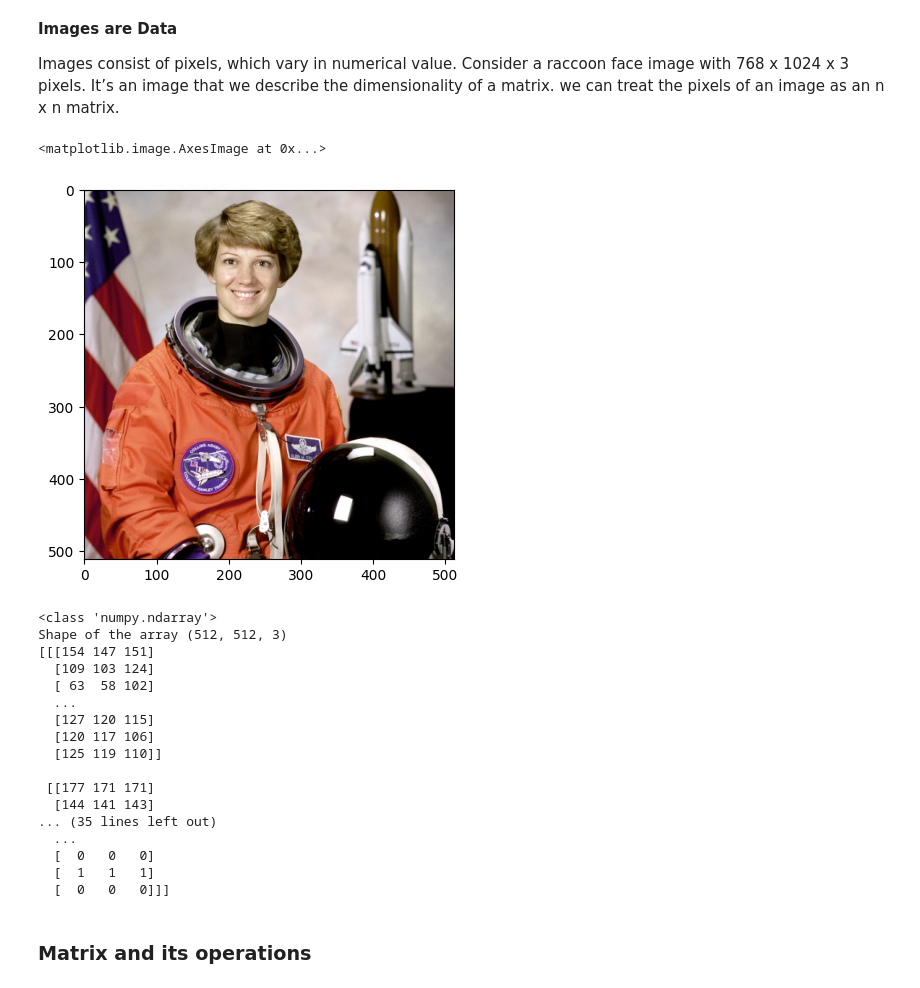
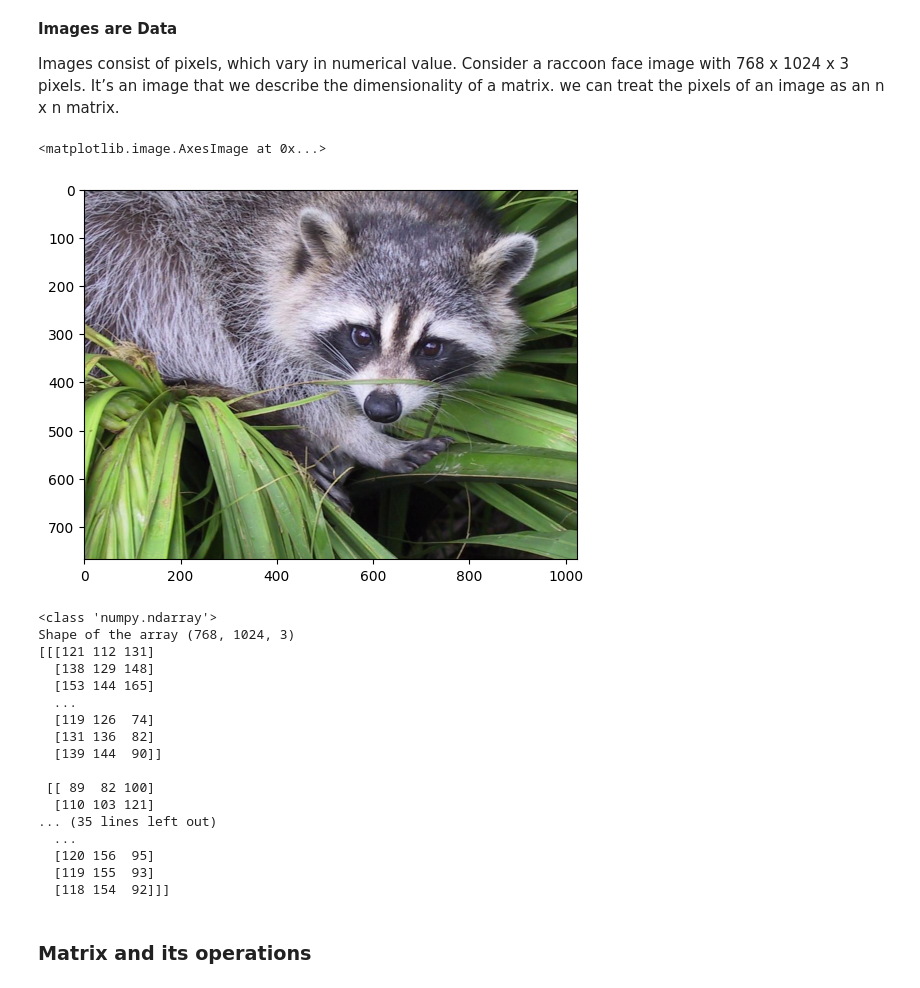
Before and after one commit to HarishAchappaKallira/hakcds, a Jupyter notebook: M4/M4_AST_01_LinearAlgebra_Data_Structures_C.ipynb, the cells around one changed output. Saved outputs shown, nothing was run; the diff lists cells and outputs as text; code cells hidden in the pictures.

```diff
--- a/M4/M4_AST_01_LinearAlgebra_Data_Structures_C.ipynb
+++ b/M4/M4_AST_01_LinearAlgebra_Data_Structures_C.ipynb
@@ -233,13 +231,11 @@ plt.imshow(matrix1)
 Images consist of pixels, which vary in numerical value. Consider a raccoon face image with 768 x 1024 x 3 pixels. It’s an image that we describe the dimensionality of a matrix. we can treat the pixels of an image as an n x n matrix.
 # %%
 # Loading raccoon face from misc
-#img = scipy.misc.face()
-#f=iio.misc.face()
-img  =iio.imread("https://github.com/imageio/imageio-binaries/raw/master/images/astronaut.png")
+img = scipy.misc.face()
 plt.imshow(img)
 # %% [output]
 <matplotlib.image.AxesImage at 0x...>
-[figure, old version]
+[figure, new version]
 # %%
 # type of an image
 print(type(img))
@@ -249,22 +245,22 @@ print("Shape of the array",img.shape)
 print(img)
 # %% [output]
 <class 'numpy.ndarray'>
-Shape of the array (512, 512, 3)
-[[[154 147 151]
-  [109 103 124]
-  [ 63  58 102]
+Shape of the array (768, 1024, 3)
+[[[121 112 131]
+  [138 129 148]
+  [153 144 165]
   ...
-  [127 120 115]
-  [120 117 106]
-  [125 119 110]]
+  [119 126  74]
+  [131 136  82]
+  [139 144  90]]
 
- [[177 171 171]
-  [144 141 143]
+ [[ 89  82 100]
+  [110 103 121]
 ... (35 lines left out)
   ...
-  [  0   0   0]
-  [  1   1   1]
-  [  0   0   0]]]
+  [120 156  95]
+  [119 155  93]
+  [118 154  92]]]
 # %% [markdown]
 ### Matrix and its operations
 # %%
```
Also changed, not shown: parts of 20 cells of this notebook, 8 other files.
